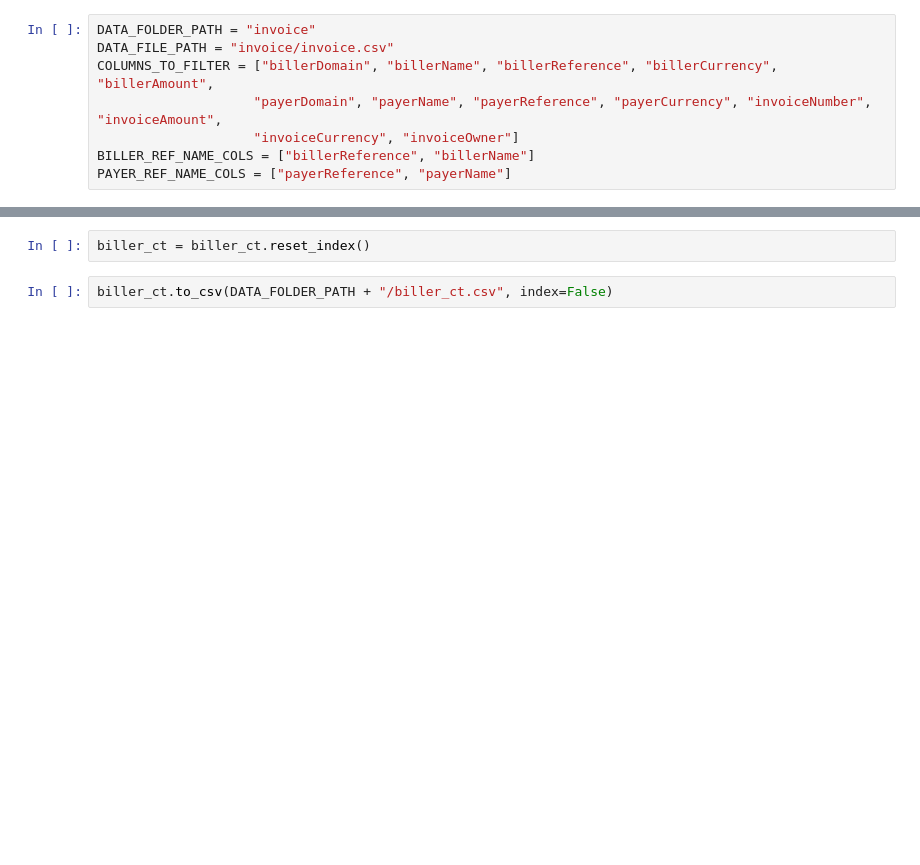
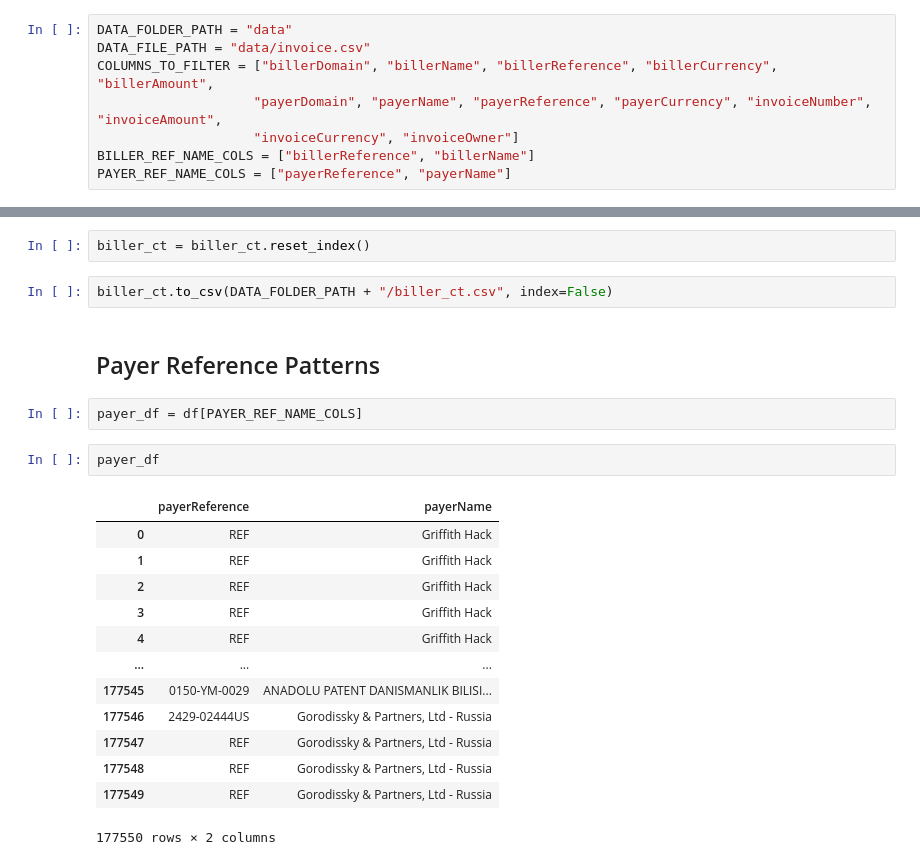
Before and after one commit to pooja-solaikannu/Invoice-Processing, a Jupyter notebook: invoice_eda.ipynb, the cells around one changed output, grey strips where cells are left out. Saved outputs shown, nothing was run; the diff lists cells and outputs as text; blank space fills up the shorter version.

```diff
--- a/invoice_eda.ipynb
+++ b/invoice_eda.ipynb
@@ -12,8 +12,8 @@ pd.set_option("display.max_rows", 100)
 # %% [markdown]
 ## Global Variables
 # %%
-DATA_FOLDER_PATH = "invoice"
-DATA_FILE_PATH = "invoice/invoice.csv"
+DATA_FOLDER_PATH = "data"
+DATA_FILE_PATH = "data/invoice.csv"
 COLUMNS_TO_FILTER = ["billerDomain", "billerName", "billerReference", "billerCurrency", "billerAmount",
                     "payerDomain", "payerName", "payerReference", "payerCurrency", "invoiceNumber", "invoiceAmount",
                     "invoiceCurrency", "invoiceOwner"]
@@ -217,3 +217,23 @@ biller_ct
 biller_ct = biller_ct.reset_index()
 # %%
 biller_ct.to_csv(DATA_FOLDER_PATH + "/biller_ct.csv", index=False)
+# %% [markdown]
+## Payer Reference Patterns
+# %%
+payer_df = df[PAYER_REF_NAME_COLS]
+# %%
+payer_df
+# %% [output]
+|  | payerReference | payerName |
+| 0 | REF | Griffith Hack |
+| 1 | REF | Griffith Hack |
+| 2 | REF | Griffith Hack |
+| 3 | REF | Griffith Hack |
+| 4 | REF | Griffith Hack |
+| ... | ... | ... |
+| 177545 | 0150-YM-0029 | ANADOLU PATENT DANISMANLIK BILISI... |
+| 177546 | 2429-02444US | Gorodissky & Partners, Ltd - Russia |
+| 177547 | REF | Gorodissky & Partners, Ltd - Russia |
+| 177548 | REF | Gorodissky & Partners, Ltd - Russia |
+| 177549 | REF | Gorodissky & Partners, Ltd - Russia |
+177550 rows × 2 columns
```
Also changed, not shown: parts of 16 cells of this notebook, 1 other file.
